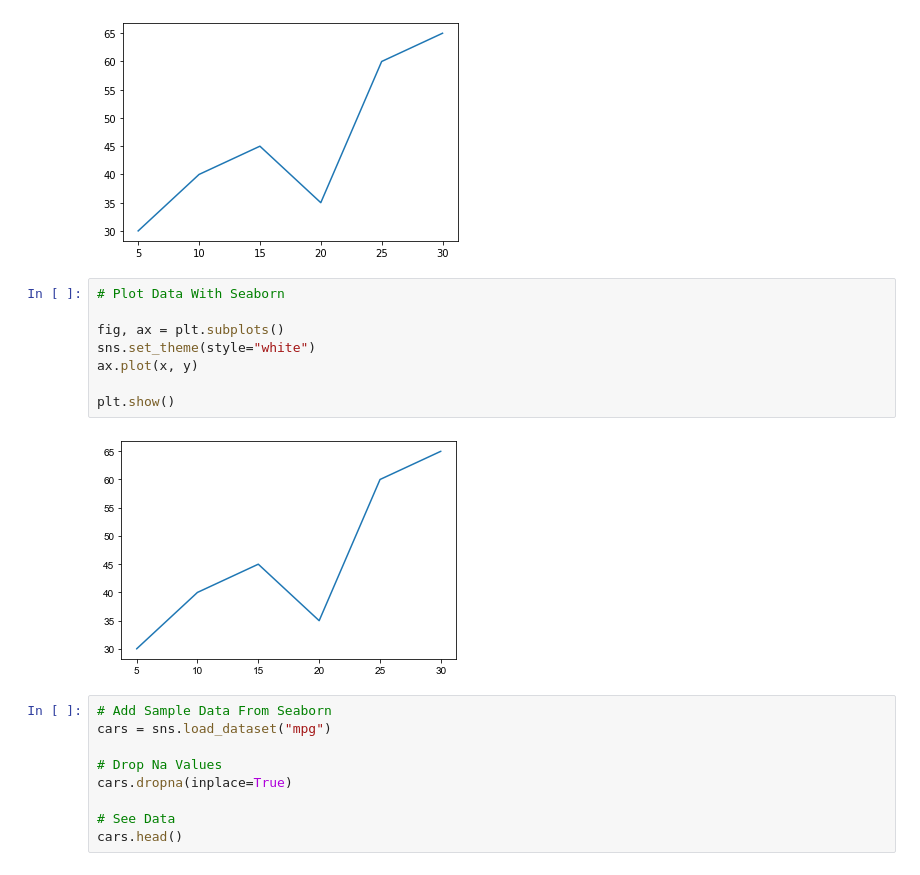
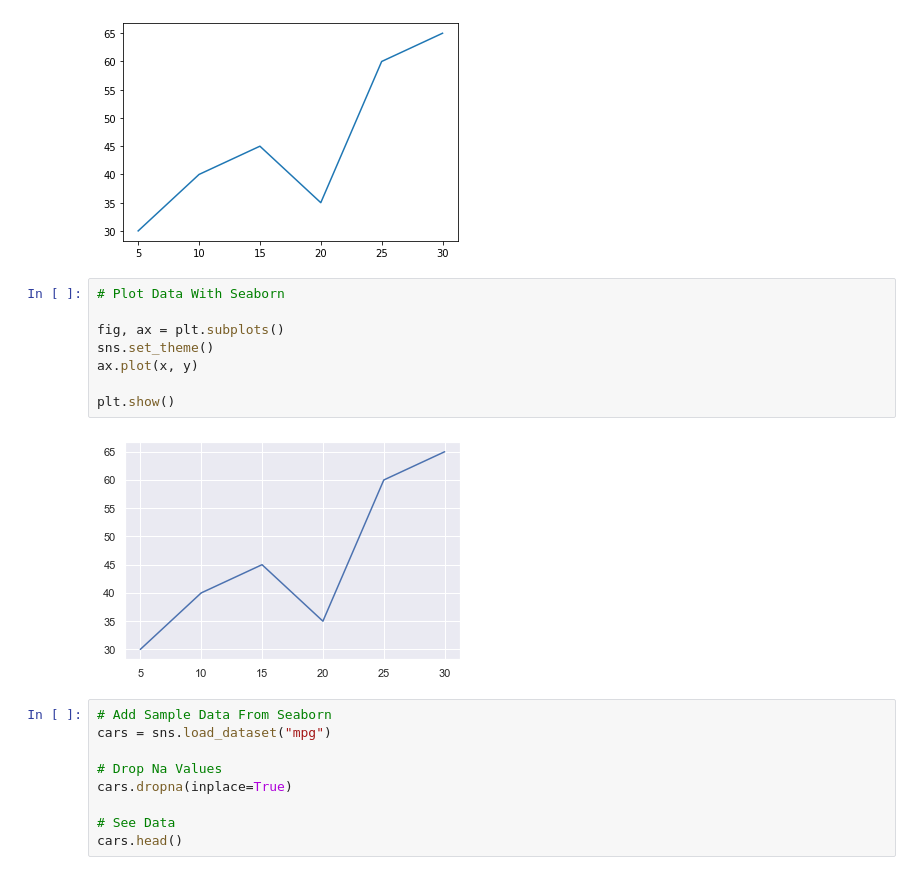
Before and after one commit to muhsinata/data-science-exercises, a Jupyter notebook: seaborn-exercises/exercise-1.ipynb, the cells around one changed output. Drawn from its saved outputs; the diff is of its cells as text.

Commit message:
fix: change seaborn theme appearance

```diff
--- a/seaborn-exercises/exercise-1.ipynb
+++ b/seaborn-exercises/exercise-1.ipynb
@@ -18,13 +18,13 @@ plt.show()
 # %%
 # Plot Data With Seaborn
 
 fig, ax = plt.subplots()
-sns.set_theme(style="white")
+sns.set_theme()
 ax.plot(x, y)
 
 plt.show()
 # %% [output]
-[figure, old version]
+[figure, new version]
 # %%
 # Add Sample Data From Seaborn
 cars = sns.load_dataset("mpg")
```
Also changed, not shown: parts of 1 cell of this notebook.
